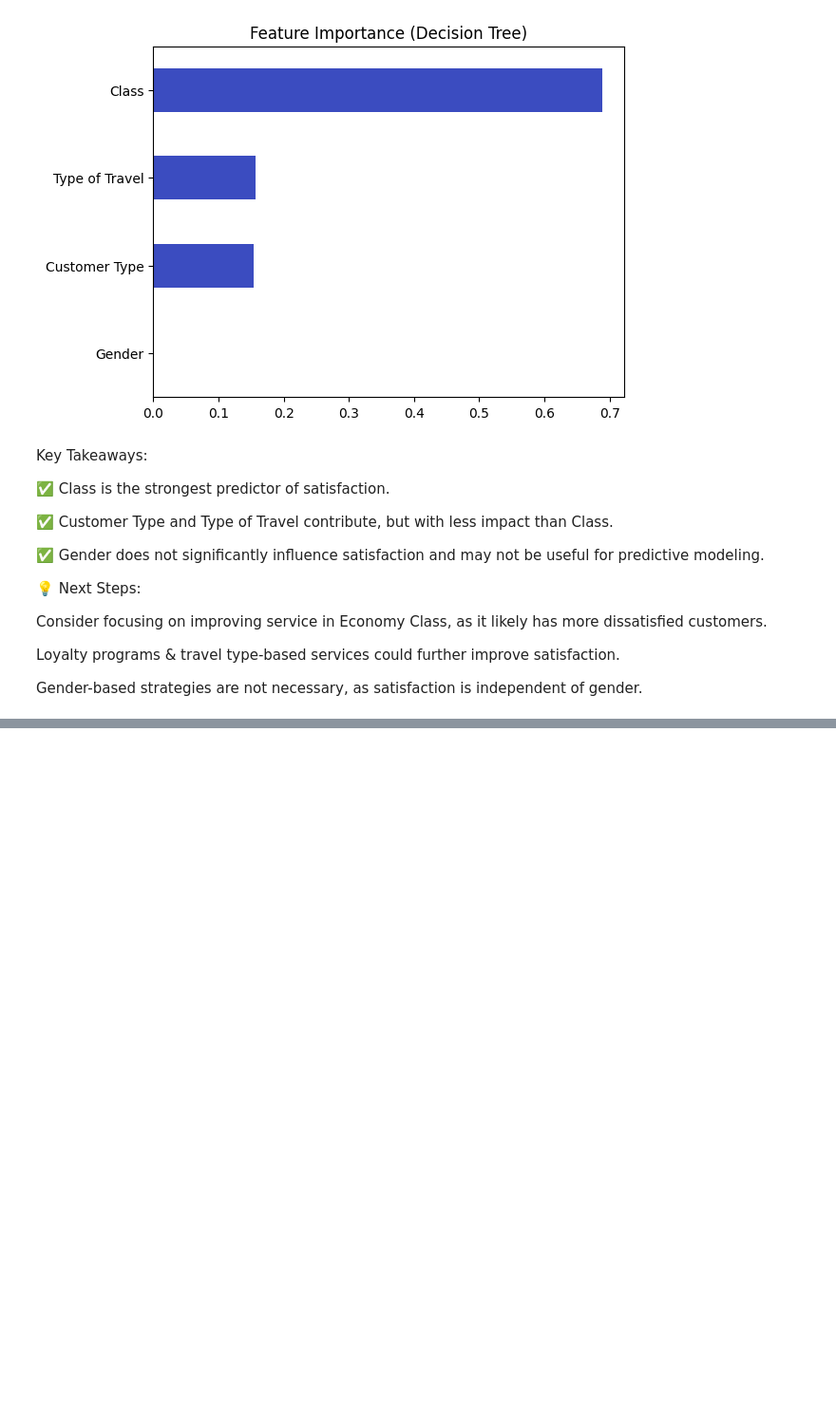
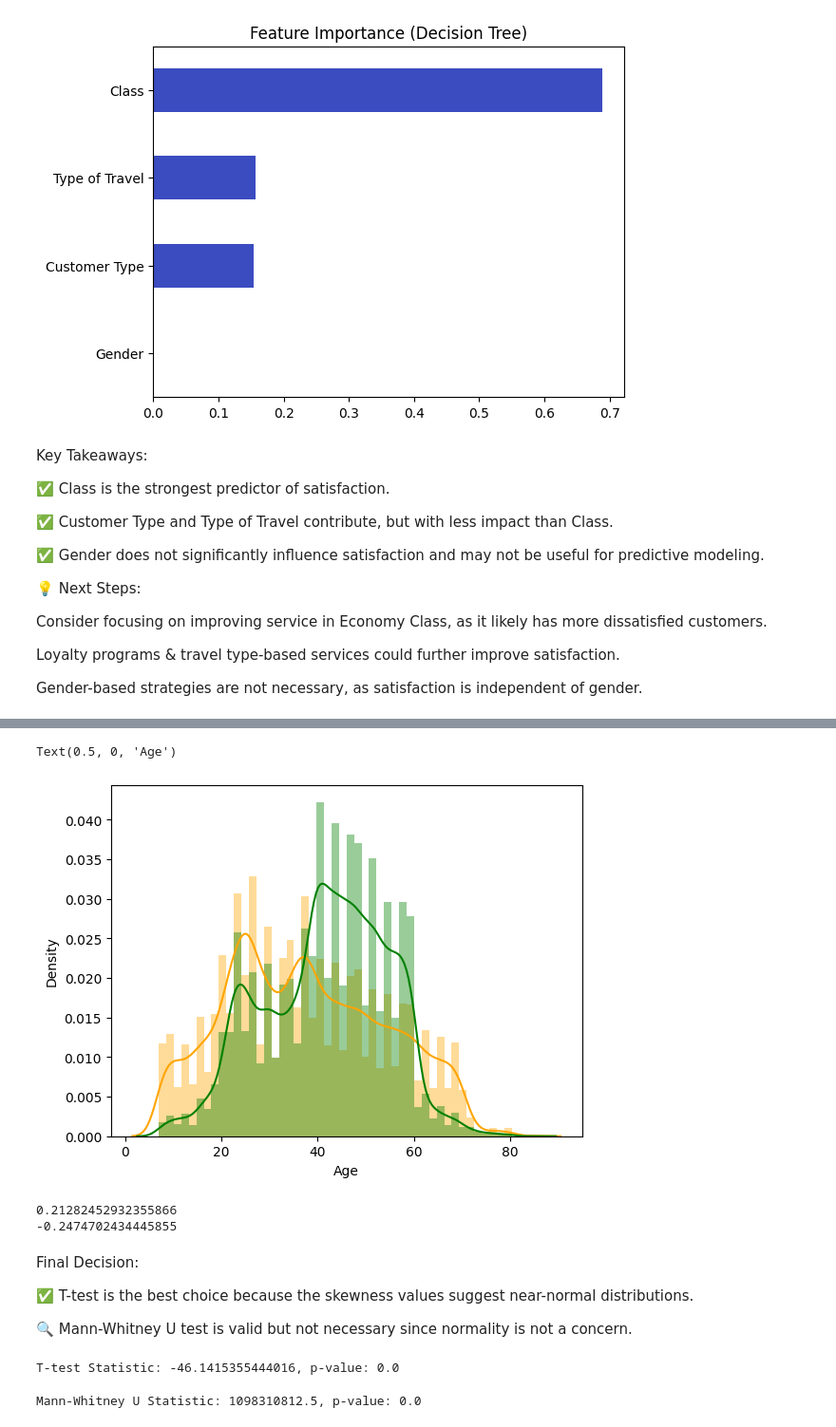
Before and after one commit to ka1817/Predicting-Airline-Customer-Satisfaction-Using-Machine-Learning, a Jupyter notebook: Research/eda.ipynb, the cells around one changed output, grey strips where cells are left out. Shown at 95% size. Saved outputs shown, nothing was run; the diff lists cells and outputs as text; code cells hidden in the pictures; blank space fills up the shorter version.

```diff
--- a/Research/eda.ipynb
+++ b/Research/eda.ipynb
@@ -575,0 +628,31 @@ Gender-based strategies are not necessary, as satisfaction is independent of gen
+# %%
+sns.distplot(x=dissatisfied['Age'],color='orange')
+sns.distplot(x=satisfied['Age'],color='green')
+plt.xlabel('Age')
+# %% [output]
+Text(0.5, 0, 'Age')
+[figure, added]
+# %%
+print(dissatisfied['Age'].skew())
+print(satisfied['Age'].skew())
+# %% [output]
+0.21282452932355866
+-0.2474702434445855
+# %% [markdown]
+Final Decision:
+
+✅ T-test is the best choice because the skewness values suggest near-normal distributions.
+
+🔍 Mann-Whitney U test is valid but not necessary since normality is not a concern.
+# %%
+from scipy.stats import ttest_ind
+t_stat, t_p = ttest_ind(dissatisfied['Age'], satisfied['Age'], equal_var=False)
+print(f"T-test Statistic: {t_stat}, p-value: {t_p}")
+# %% [output]
+T-test Statistic: -46.1415355444016, p-value: 0.0
+# %%
+from scipy.stats import mannwhitneyu
+u_stat, u_p = mannwhitneyu(dissatisfied['Age'], satisfied['Age'])
+print(f"Mann-Whitney U Statistic: {u_stat}, p-value: {u_p}")
+# %% [output]
+Mann-Whitney U Statistic: 1098310812.5, p-value: 0.0
```
Also changed, not shown: parts of 57 cells of this notebook.
